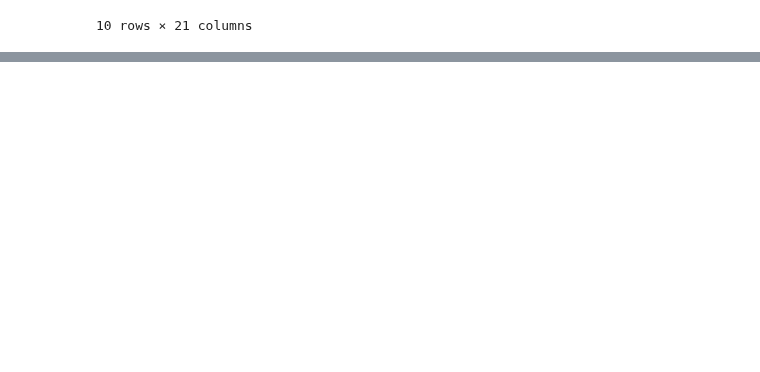
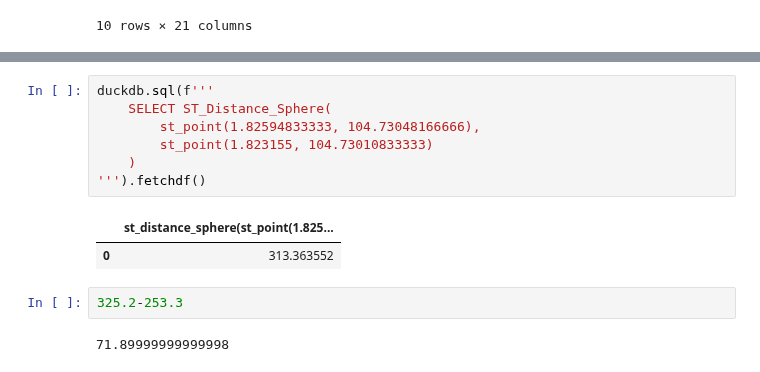
Before and after one commit to azzulhisham/PySTS, a Jupyter notebook: test.ipynb, the cells around one changed output, grey strips where cells are left out. Saved outputs shown, nothing was run; the diff lists cells and outputs as text; blank space fills up the shorter version.

```diff
--- a/test.ipynb
+++ b/test.ipynb
@@ -141,0 +165,14 @@ df
+# %%
+duckdb.sql(f'''
+    SELECT ST_Distance_Sphere(
+        st_point(1.82594833333, 104.73048166666),
+        st_point(1.823155, 104.73010833333)
+    )
+''').fetchdf()
+# %% [output]
+|  | st_distance_sphere(st_point(1.825... |
+| 0 | 313.363552 |
+# %%
+325.2-253.3
+# %% [output]
+71.89999999999998
```
Also changed, not shown: parts of 4 cells of this notebook, 9 other files.
